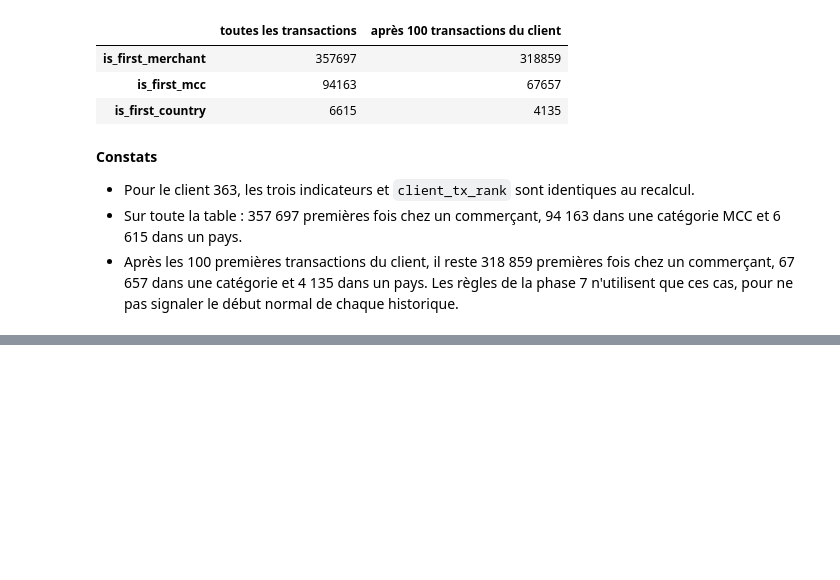
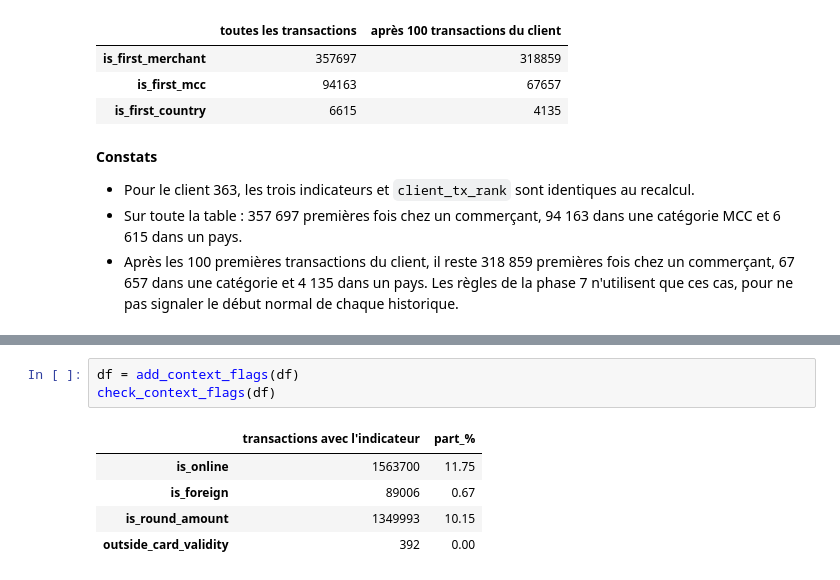
Before and after one commit to gorfanalyst-hue/projet5-fraude-bancaire, a Jupyter notebook: notebooks/04_table_analyse.ipynb, the cells around one changed output, grey strips where cells are left out. Saved outputs shown, nothing was run; the diff lists cells and outputs as text; blank space fills up the shorter version.

Commit message:
P4-08: créer les indicateurs de contexte

```diff
--- a/notebooks/04_table_analyse.ipynb
+++ b/notebooks/04_table_analyse.ipynb
@@ -367,0 +374,9 @@ pd.DataFrame({
+# %%
+df = add_context_flags(df)
+check_context_flags(df)
+# %% [output]
+|  | transactions avec l'indicateur | part_% |
+| is_online | 1563700 | 11.75 |
+| is_foreign | 89006 | 0.67 |
+| is_round_amount | 1349993 | 10.15 |
+| outside_card_validity | 392 | 0.00 |
```
Also changed, not shown: parts of 3 cells of this notebook, 1 other file.
